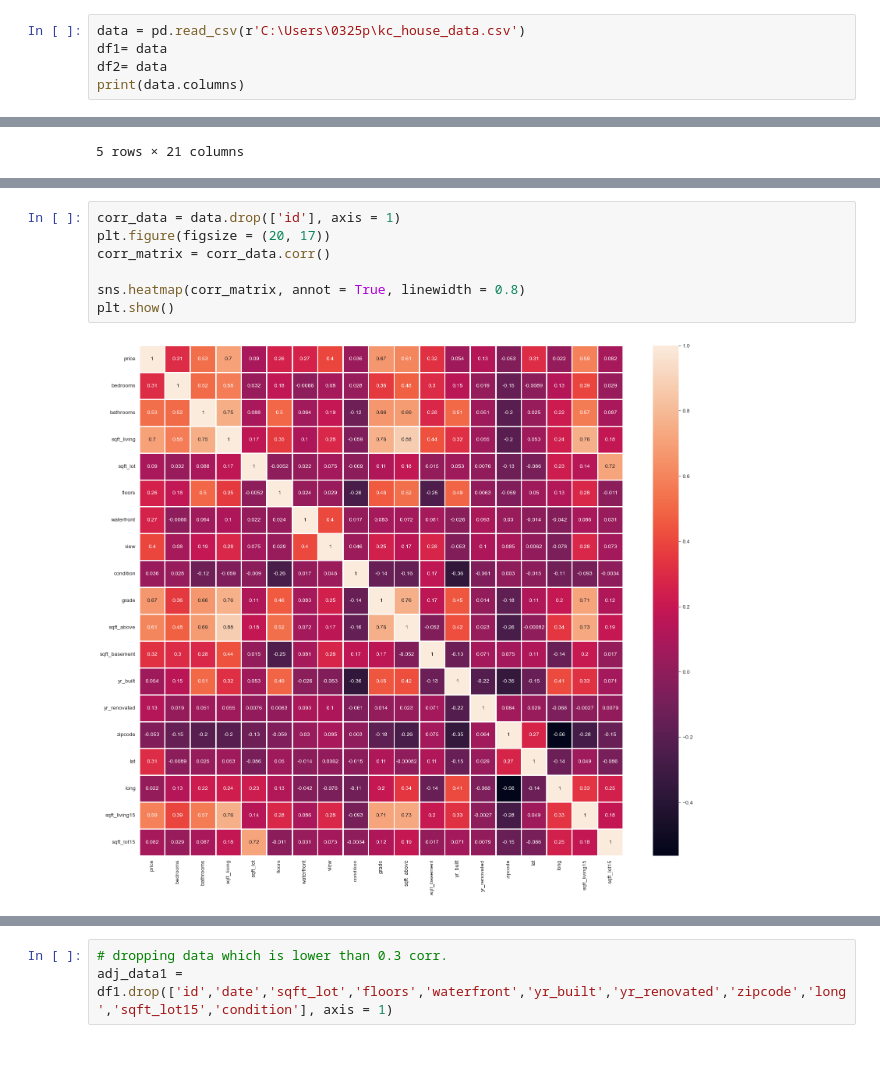
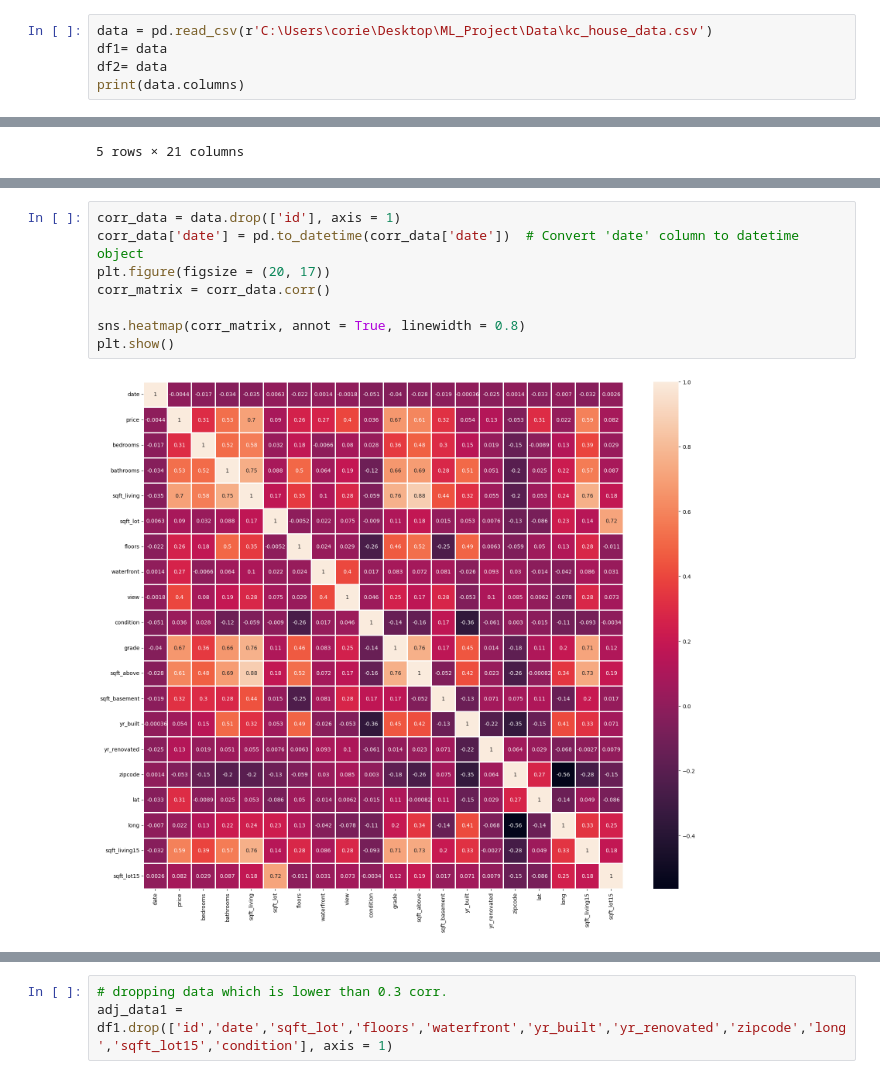
Before and after one commit to DavidRiemer02/ML_Project, a Jupyter notebook: Group project.ipynb, the cells around one changed output, grey strips where cells are left out. Drawn from its saved outputs; the diff is of its cells as text.

Commit message:
Fixed date to float

```diff
--- a/Group project.ipynb
+++ b/Group project.ipynb
@@ -8,7 +8,7 @@ from scipy.stats import norm
 from matplotlib.gridspec import GridSpec
 import warnings; warnings.simplefilter('ignore')
 # %%
-data = pd.read_csv(r'C:\Users\0325p\kc_house_data.csv')
+data = pd.read_csv(r'C:\Users\corie\Desktop\ML_Project\Data\kc_house_data.csv')
 df1= data
 df2= data
 print(data.columns)
@@ -89,10 +89,11 @@ plt.show()
 # %%
 corr_data = data.drop(['id'], axis = 1)
+corr_data['date'] = pd.to_datetime(corr_data['date'])  # Convert 'date' column to datetime object
 plt.figure(figsize = (20, 17))
 corr_matrix = corr_data.corr()
 
 sns.heatmap(corr_matrix, annot = True, linewidth = 0.8)
 plt.show()
 # %% [output]
-[figure, old version]
+[figure, new version]
 # %%
```
Also changed, not shown: parts of 6 cells of this notebook.
